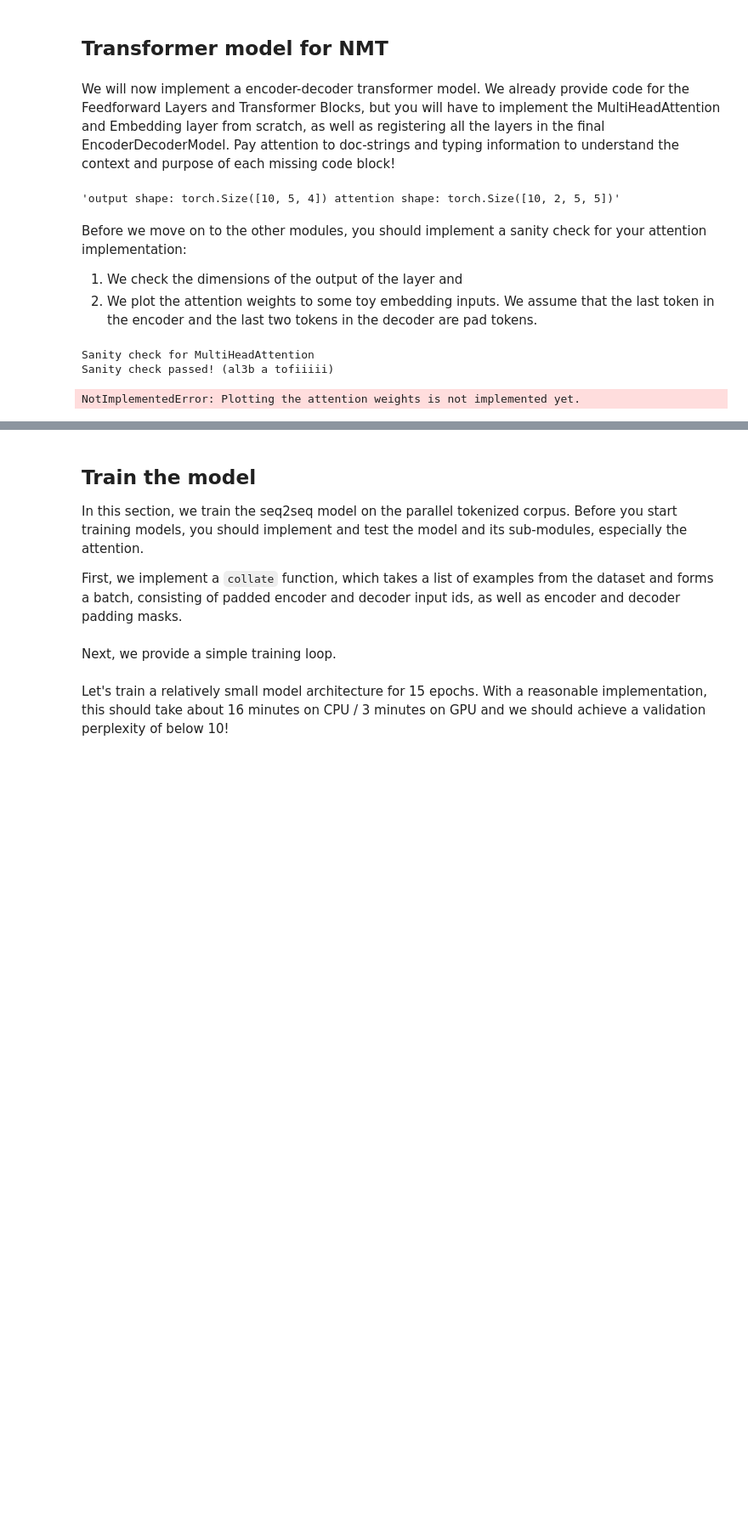
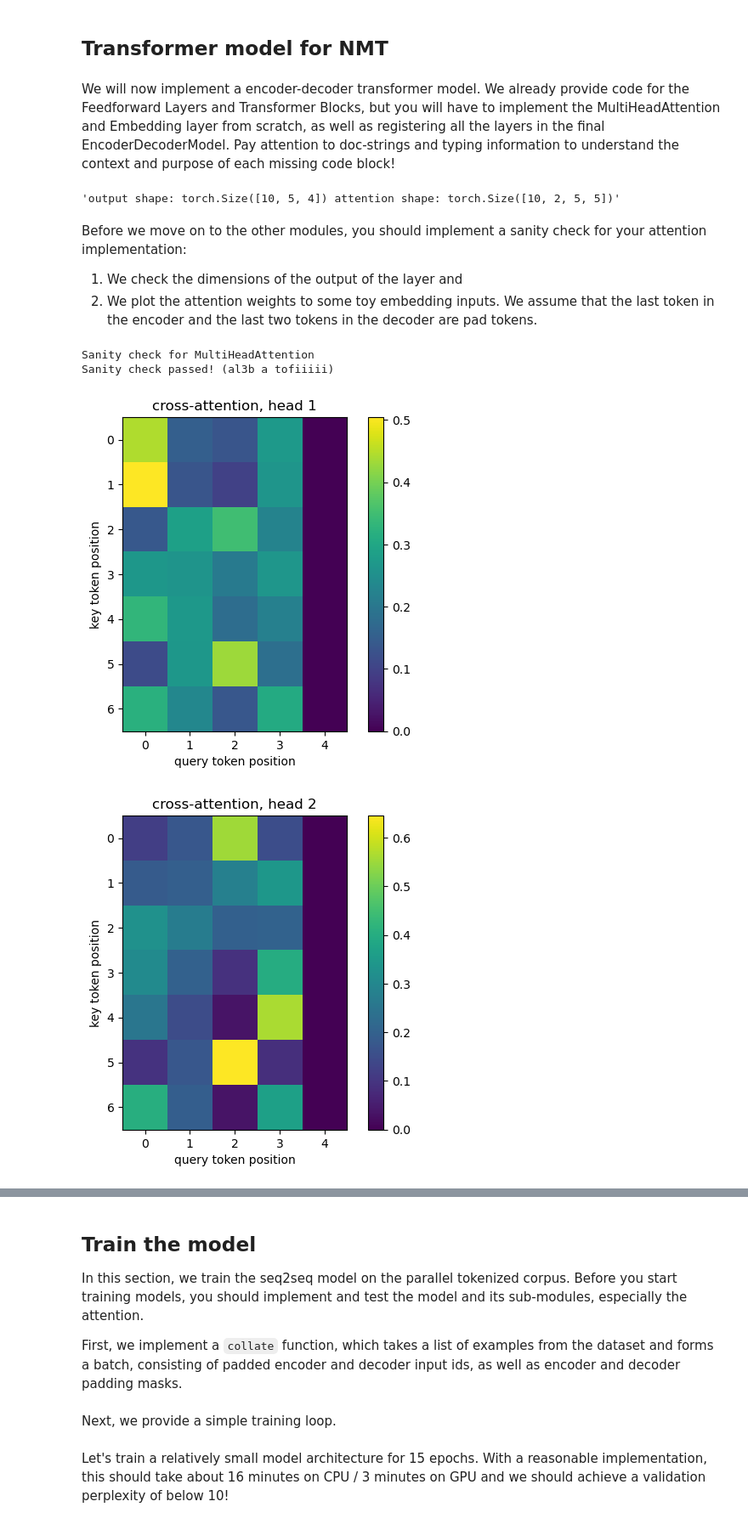
Before and after one commit to Omar-Atef-Bakr/Transformer, a Jupyter notebook: A4_Neural_Machine_Translation.ipynb, the cells around one changed output, grey strips where cells are left out. Shown: that part at 85% size. Drawn from its saved outputs; the diff is of its cells as text; code cells hidden in the pictures; blank space fills up the shorter version.

```diff
--- a/A4_Neural_Machine_Translation.ipynb
+++ b/A4_Neural_Machine_Translation.ipynb
@@ -320,7 +315,7 @@ class MultiHeadAttention(nn.Module):
 
         # apply causal mask
         if self.is_causal_attention:
-            causal_mask = self.causal_attention_mask(enc_seq)
+            causal_mask = self.causal_attention_mask(enc_seq,attention_scores.device)
             attention_scores = attention_scores + causal_mask
 
         # apply softmax
@@ -383,33 +378,40 @@ assert causal_attention_weights.shape == (batch_size, num_heads, decoder_seq_len
 
 # Check that the attention weights are normalized
 assert torch.isclose(cross_attention_weights.sum(dim=-1), torch.tensor(1.0)).all()
 assert torch.isclose(causal_attention_weights.sum(dim=-1), torch.tensor(1.0)).all()
 
 # Check if the attention masking works
 assert torch.isclose(cross_attention_weights[:,:,:,-1], torch.tensor(0.0)).all()
 assert torch.isclose(causal_attention_weights[:,:,:,-2:], torch.tensor(0.0)).all()
 assert torch.isclose(causal_attention_weights[:,:,2,3:], torch.tensor(0.0)).all()
 print("Sanity check passed! (al3b a tofiiiii)")
 
 import matplotlib.pyplot as plt
 
 def plot_attention_matrix(attention_matrix, title):
     """Creates a new figure and plots the normalized attention weights as a heatmap.
 
     This should provide a colorbar for the scale of the heatmap and label the axes "query token position" and "key token position".
     Args:
         attention_matrix: A numpy array of shape (number_of_query_tokens, number_of_key_tokens)
         title: The title of the plot.
     """
     # TODO Implement this function
-
-    raise NotImplementedError("Plotting the attention weights is not implemented yet.")
+    plt.imshow(attention_matrix)
+    # Add colorbar
+    plt.colorbar()
+    plt.title(title)
+    plt.xlabel("query token position")
+    plt.ylabel("key token position")
+    plt.show()
+    #raise NotImplementedError("Plotting the attention weights is not implemented yet.")
 
 plot_attention_matrix(cross_attention_weights[0,0].detach().numpy(), "cross-attention, head 1")
 plot_attention_matrix(cross_attention_weights[0,1].detach().numpy(), "cross-attention, head 2")
 plot_attention_matrix(causal_attention_weights[0,0].detach().numpy(), "causal self-attention, head 1")
 plot_attention_matrix(causal_attention_weights[0,1].detach().numpy(), "causal self-attention, head 2")
 # %% [output]
 Sanity check for MultiHeadAttention
 Sanity check passed! (al3b a tofiiiii)
-NotImplementedError: Plotting the attention weights is not implemented yet.
+[figure, added]
+[figure, added]
```
Also changed, not shown: parts of 8 cells of this notebook, 2 other files.
